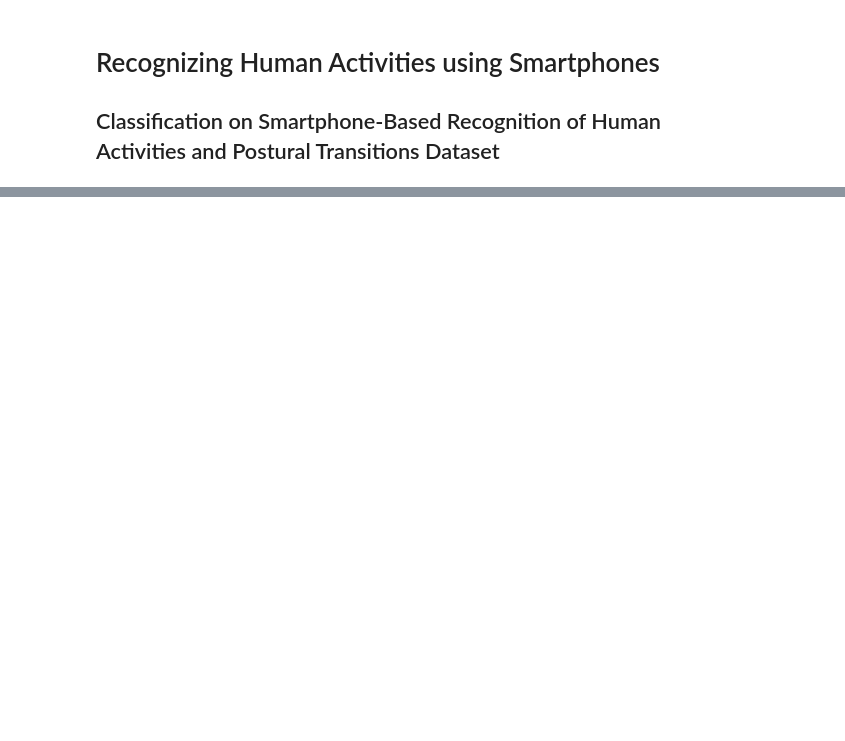
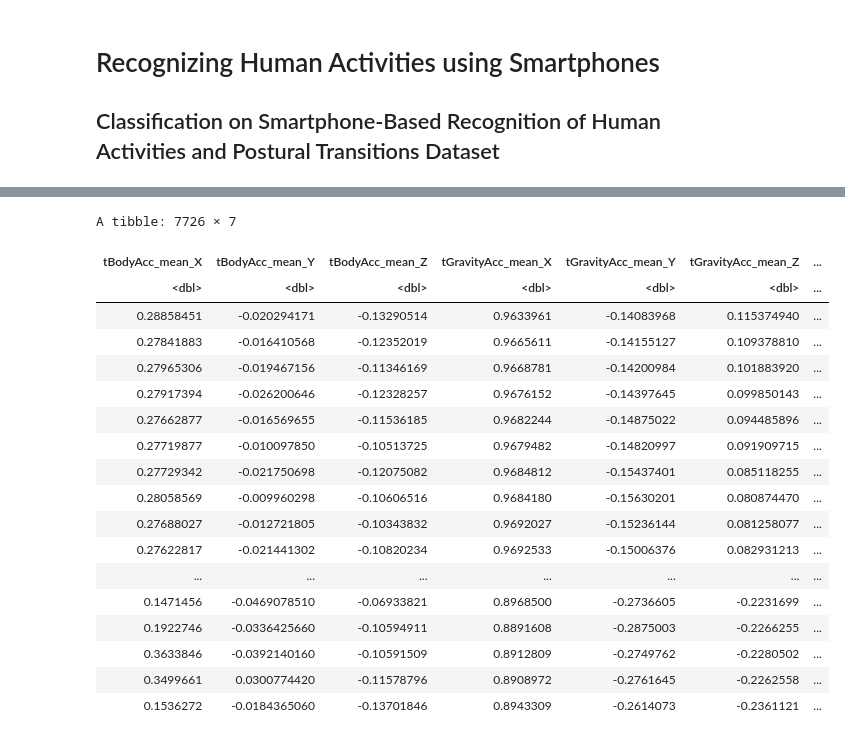
Before and after one commit to eleahj/dsci_project, a Jupyter notebook: human_activities.ipynb, the cells around one changed output, grey strips where cells are left out. Saved outputs shown, nothing was run; the diff lists cells and outputs as text; code cells hidden in the pictures; blank space fills up the shorter version.

```diff
--- a/human_activities.ipynb
+++ b/human_activities.ipynb
@@ -622,0 +104,7 @@ LIST OF FEATURES... -> we can use some of these as predictors...
+# %%
+# add activity label column
+training_set_all <- bind_cols(x_training_data, y_training_label)
+tail(training_set_all)
+
+testing_set_all <- bind_cols(x_testing_data, y_testing_label)
+tail(testing_set_all)
@@ -622,0 +200,25 @@ LIST OF FEATURES... -> we can use some of these as predictors...
+# %%
+training_subset <- activity_train %>%
+    select(tBodyAcc_mean_X, tBodyAcc_mean_Y, tBodyAcc_mean_Z, tGravityAcc_mean_X, tGravityAcc_mean_Y, tGravityAcc_mean_Z, activity_label) %>%
+    mutate(across(tBodyAcc_mean_X:tGravityAcc_mean_Z,as.numeric))
+training_subset
+# %% [output]
+A tibble: 7726 × 7
+| tBodyAcc_mean_X | tBodyAcc_mean_Y | tBodyAcc_mean_Z | tGravityAcc_mean_X | tGravityAcc_mean_Y | tGravityAcc_mean_Z | ... |
+| <dbl> | <dbl> | <dbl> | <dbl> | <dbl> | <dbl> | ... |
+| 0.28858451 | -0.020294171 | -0.13290514 | 0.9633961 | -0.14083968 | 0.115374940 | ... |
+| 0.27841883 | -0.016410568 | -0.12352019 | 0.9665611 | -0.14155127 | 0.109378810 | ... |
+| 0.27965306 | -0.019467156 | -0.11346169 | 0.9668781 | -0.14200984 | 0.101883920 | ... |
+| 0.27917394 | -0.026200646 | -0.12328257 | 0.9676152 | -0.14397645 | 0.099850143 | ... |
+| 0.27662877 | -0.016569655 | -0.11536185 | 0.9682244 | -0.14875022 | 0.094485896 | ... |
+| 0.27719877 | -0.010097850 | -0.10513725 | 0.9679482 | -0.14820997 | 0.091909715 | ... |
+| 0.27729342 | -0.021750698 | -0.12075082 | 0.9684812 | -0.15437401 | 0.085118255 | ... |
+| 0.28058569 | -0.009960298 | -0.10606516 | 0.9684180 | -0.15630201 | 0.080874470 | ... |
+| 0.27688027 | -0.012721805 | -0.10343832 | 0.9692027 | -0.15236144 | 0.081258077 | ... |
+| 0.27622817 | -0.021441302 | -0.10820234 | 0.9692533 | -0.15006376 | 0.082931213 | ... |
+| ... | ... | ... | ... | ... | ... | ... |
+| 0.1471456 | -0.0469078510 | -0.06933821 | 0.8968500 | -0.2736605 | -0.2231699 | ... |
+| 0.1922746 | -0.0336425660 | -0.10594911 | 0.8891608 | -0.2875003 | -0.2266255 | ... |
+| 0.3633846 | -0.0392140160 | -0.10591509 | 0.8912809 | -0.2749762 | -0.2280502 | ... |
+| 0.3499661 | 0.0300774420 | -0.11578796 | 0.8908972 | -0.2761645 | -0.2262558 | ... |
+| 0.1536272 | -0.0184365060 | -0.13701846 | 0.8943309 | -0.2614073 | -0.2361121 | ... |
```
Also changed, not shown: parts of 15 cells of this notebook.
